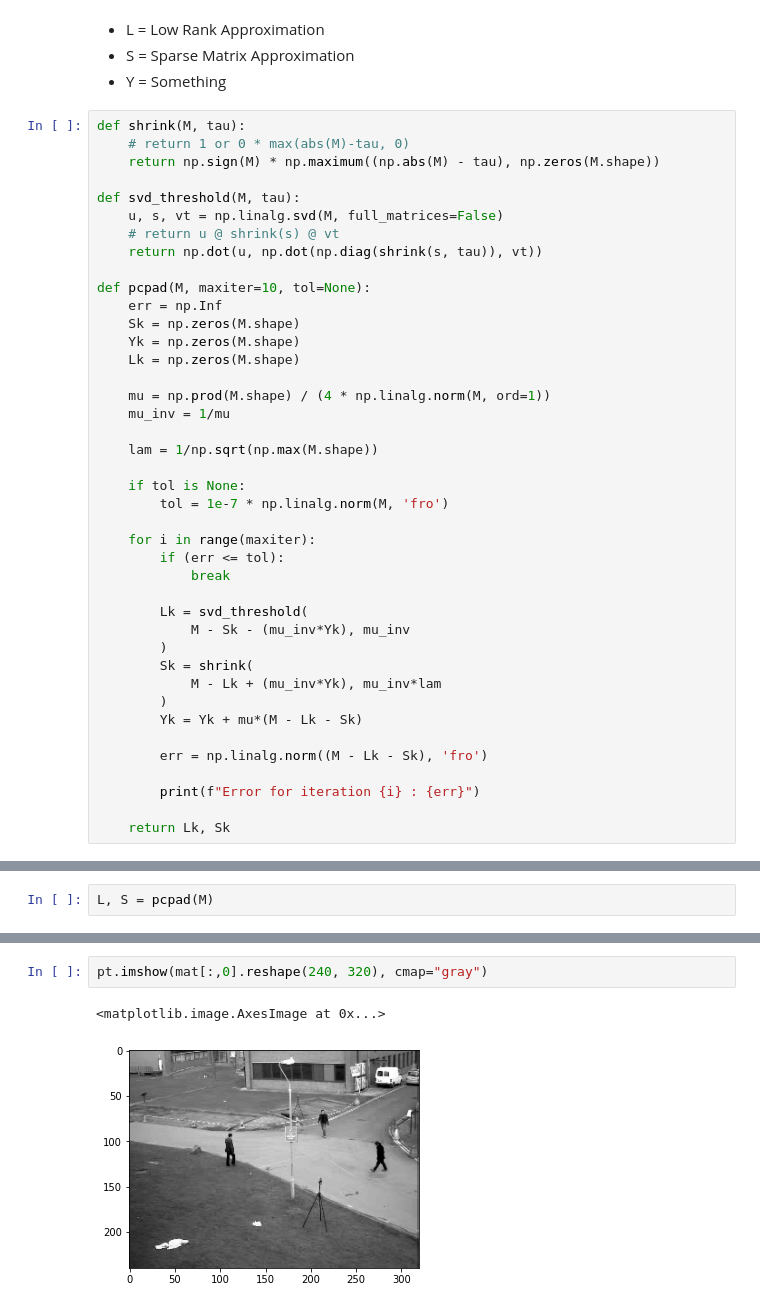
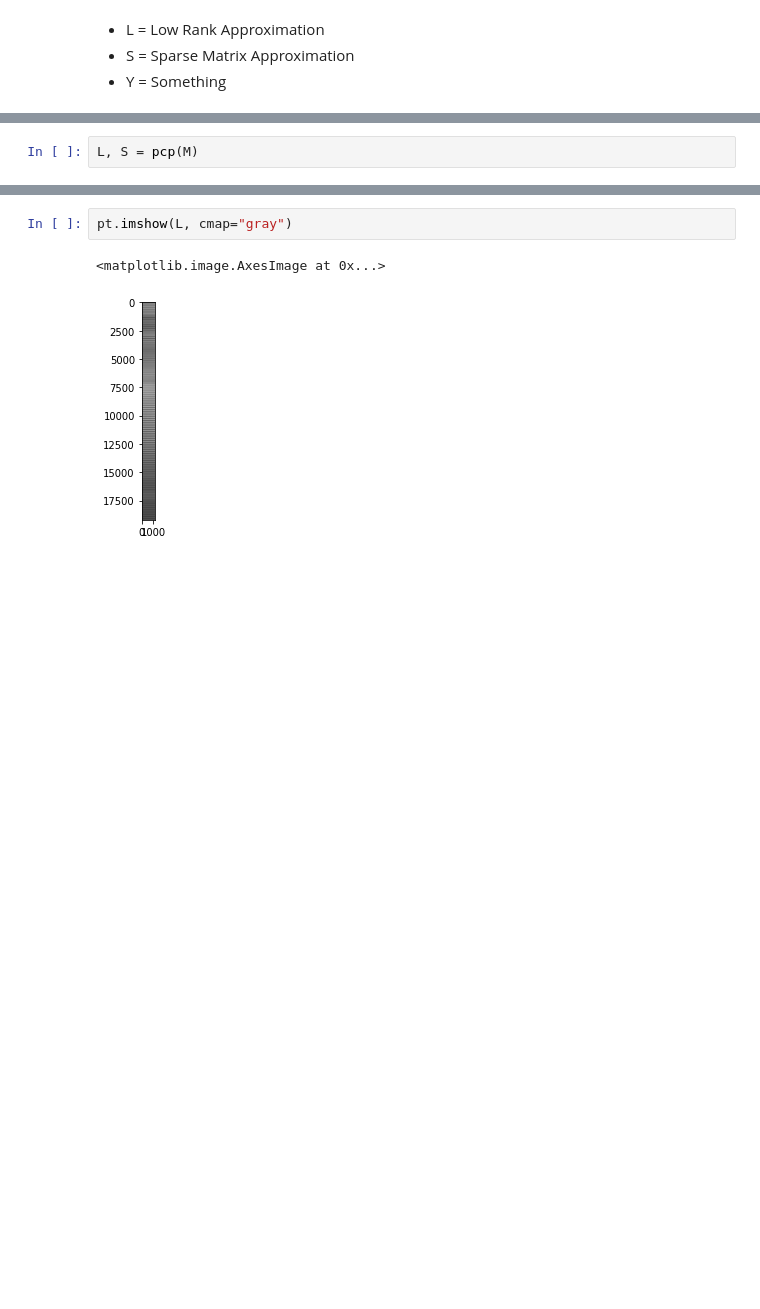
Before and after one commit to mycicle/ma544, a Jupyter notebook: assignments/BonusAssignment/ImageSegmentation.ipynb, the cells around one changed output, grey strips where cells are left out. Drawn from its saved outputs; the diff is of its cells as text; blank space fills up the shorter version.

```diff
--- a/assignments/BonusAssignment/ImageSegmentation.ipynb
+++ b/assignments/BonusAssignment/ImageSegmentation.ipynb
@@ -159,44 +155,3 @@ Algorithm of Principal Component Pursuit by Alternating Directions
 - L = Low Rank Approximation
 - S = Sparse Matrix Approximation
 - Y = Something
-# %%
-def shrink(M, tau):
-    # return 1 or 0 * max(abs(M)-tau, 0)
-    return np.sign(M) * np.maximum((np.abs(M) - tau), np.zeros(M.shape))
-
-def svd_threshold(M, tau):
-    u, s, vt = np.linalg.svd(M, full_matrices=False)
-    # return u @ shrink(s) @ vt
-    return np.dot(u, np.dot(np.diag(shrink(s, tau)), vt))
-
-def pcpad(M, maxiter=10, tol=None):
-    err = np.Inf
-    Sk = np.zeros(M.shape)
-    Yk = np.zeros(M.shape)
-    Lk = np.zeros(M.shape)
-
-    mu = np.prod(M.shape) / (4 * np.linalg.norm(M, ord=1))
-    mu_inv = 1/mu
-
-    lam = 1/np.sqrt(np.max(M.shape))
-
-    if tol is None:
-        tol = 1e-7 * np.linalg.norm(M, 'fro')
-
-    for i in range(maxiter):
-        if (err <= tol):
-            break
-
-        Lk = svd_threshold(
-            M - Sk - (mu_inv*Yk), mu_inv
-        )
-        Sk = shrink(
-            M - Lk + (mu_inv*Yk), mu_inv*lam
-        )
-        Yk = Yk + mu*(M - Lk - Sk)
-
-        err = np.linalg.norm((M - Lk - Sk), 'fro')
-
-        print(f"Error for iteration {i} : {err}")
-
-    return Lk, Sk
@@ -203,3 +226,3 @@ def pcpad(M, maxiter=10, tol=None):
 # %%
-L, S = pcpad(M)
+L, S = pcp(M)
 # %% [output]
@@ -302,6 +253,6 @@ pt.show()
 # %%
-pt.imshow(mat[:,0].reshape(240, 320), cmap="gray")
+pt.imshow(L, cmap="gray")
 # %% [output]
 <matplotlib.image.AxesImage at 0x...>
-[figure, old version]
+[figure, new version]
 # %%
```
Also changed, not shown: parts of 35 cells of this notebook.
